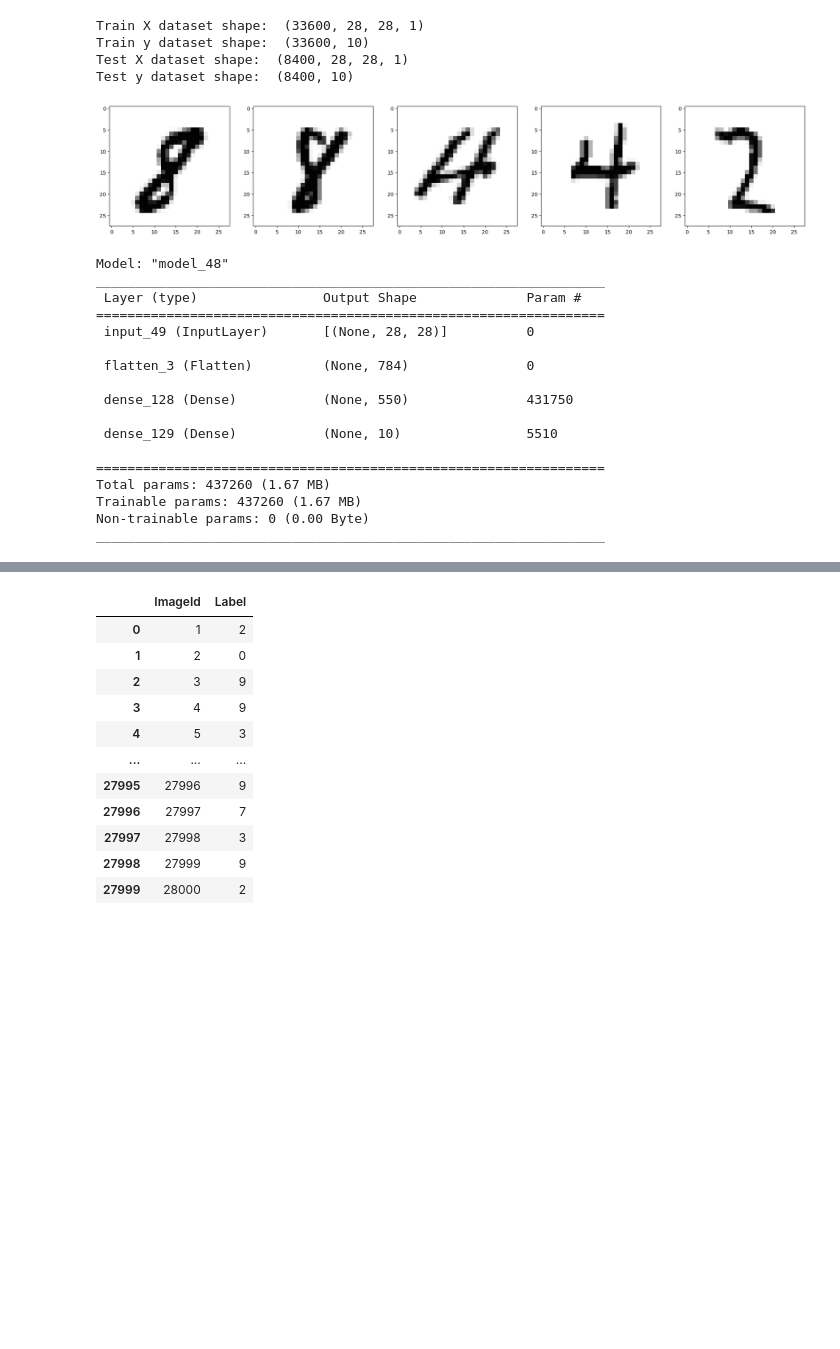
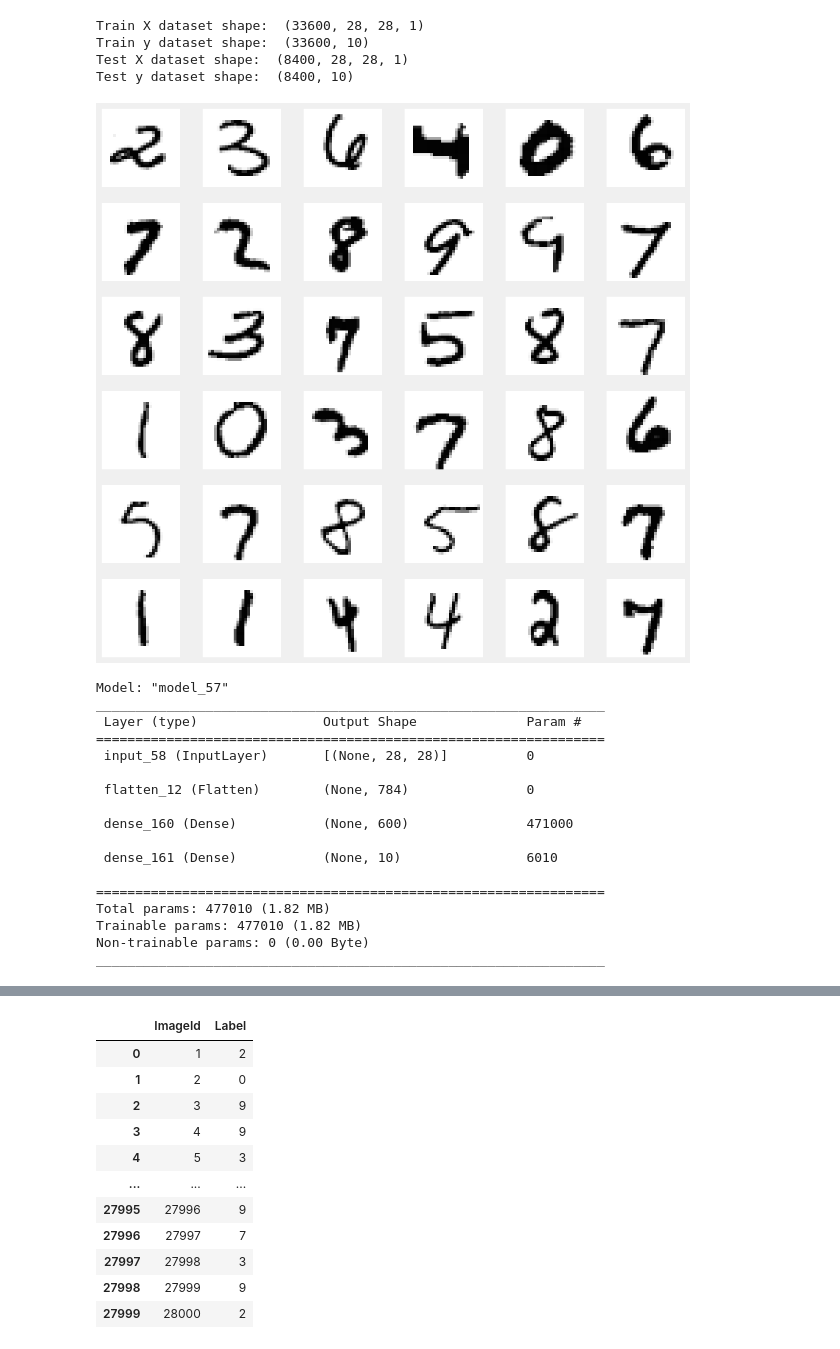
Before and after one commit to Cortijo02/MG, a Jupyter notebook: DeteccionDigitos/digitsrecognizer.ipynb, the cells around one changed output, grey strips where cells are left out. Saved outputs shown, nothing was run; the diff lists cells and outputs as text; code cells hidden in the pictures; blank space fills up the shorter version.

```diff
--- a/DeteccionDigitos/digitsrecognizer.ipynb
+++ b/DeteccionDigitos/digitsrecognizer.ipynb
@@ -85,18 +74,24 @@ Train X dataset shape:  (33600, 28, 28, 1)
 Train y dataset shape:  (33600, 10)
 Test X dataset shape:  (8400, 28, 28, 1)
 Test y dataset shape:  (8400, 10)
-# %%
-def show_examples(X):
-    fig, ax = plt.subplots(1, 5, figsize=[25, 5])
-
-    for i, img in enumerate(X[:5]):
-        ax[i].imshow(img, cmap='Greys')
-
-    plt.show()
-
-show_examples(X_test[10:])
-# %% [output]
-[figure, removed]
+# %%
+plt.rc('font', size=10)
+plt.rc('legend', fontsize= 10)
+plt.rc('xtick', labelsize= 8)
+plt.rc('ytick', labelsize= 8)
+
+fig, ax = plt.subplots(6, 6, figsize = (12, 12))
+
+img_idx = 0
+for i in range(6):
+    for j in range(6):
+        ax[i][j].imshow(X_train[img_idx], cmap = 'Greys')
+        ax[i][j].axis('off')
+        img_idx += 1
+
+plt.show()
+# %% [output]
+[figure, added]
 # %%
 # Define Sequential model with 2 layers
 def create_classifier():
@@ -110,7 +105,7 @@ def create_classifier():
     input = Input(shape=(28,28))
     x = Flatten()(input)
 
-    x = Dense(550, activation='relu')(x) # Input * (2/3)
+    x = Dense(600, activation='relu')(x) # Input * (2/3)
 
     #x = Dense(220, activation='relu')(x)
 
@@ -130,21 +125,21 @@ model.summary()
 
 model.compile(loss='CategoricalCrossentropy', metrics=['accuracy'], optimizer = Adam())
 # %% [output]
-Model: "model_48"
+Model: "model_57"
 _________________________________________________________________
  Layer (type)                Output Shape              Param #
 =================================================================
- input_49 (InputLayer)       [(None, 28, 28)]          0
+ input_58 (InputLayer)       [(None, 28, 28)]          0
 
- flatten_3 (Flatten)         (None, 784)               0
+ flatten_12 (Flatten)        (None, 784)               0
 
- dense_128 (Dense)           (None, 550)               431750
+ dense_160 (Dense)           (None, 600)               471000
 
- dense_129 (Dense)           (None, 10)                5510
+ dense_161 (Dense)           (None, 10)                6010
 
 =================================================================
-Total params: 437260 (1.67 MB)
-Trainable params: 437260 (1.67 MB)
+Total params: 477010 (1.82 MB)
+Trainable params: 477010 (1.82 MB)
 Non-trainable params: 0 (0.00 Byte)
 _________________________________________________________________
 # %%
```
Also changed, not shown: parts of 5 cells of this notebook, 1 other file.
